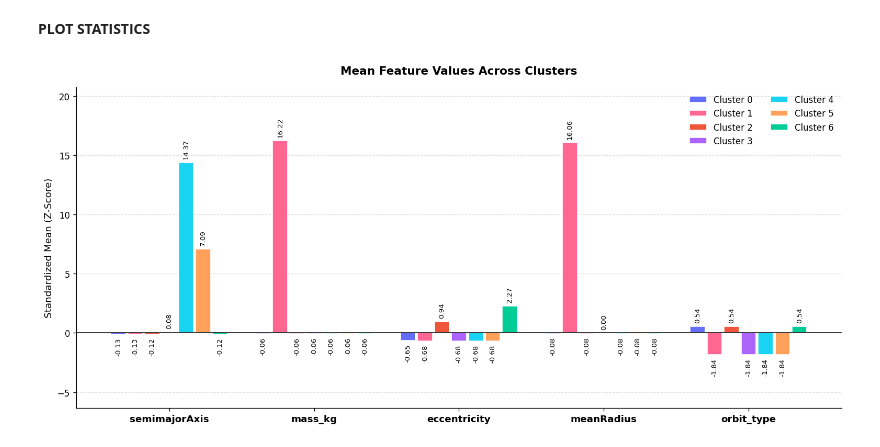
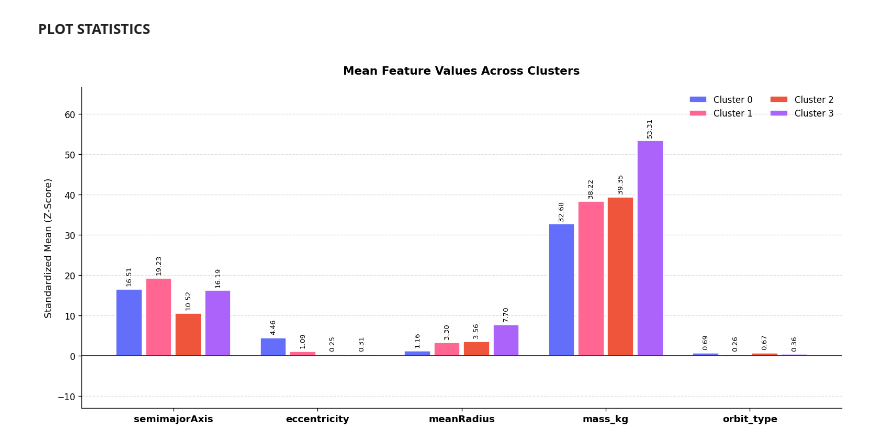
Before and after one commit to LuisFelipeVelasco/ML_And_Generative_AI_Experiments, a Jupyter notebook: SVD/svd_applications.ipynb, the cells around one changed output. Saved outputs shown, nothing was run; the diff lists cells and outputs as text; code cells hidden in the pictures.

```diff
--- a/SVD/svd_applications.ipynb
+++ b/SVD/svd_applications.ipynb
@@ -439,8 +433,8 @@ sol_objects.ods     100%[===================>]  43.64K  --.-KB/s    in 0.001s
 **HEATMAP OF COVERIANCE**
 # %%
 numeric_df=df.select_dtypes(include="number")
-df_standardized=(numeric_df-numeric_df.mean())/numeric_df.std()
-cov_matrix=df_standardized.cov()
+df_scaled=np.log1p(numeric_df)
+cov_matrix=df_scaled.cov()
 fig = px.imshow(
     cov_matrix,
     text_auto=".2f",               # Display values inside cells
@@ -457,7 +451,7 @@ fig.show()
 # %% [markdown]
 **APPLY PCA IN DATA**
 # %%
-matrix_data = np.array(df_standardized)
+matrix_data = np.array(df_scaled)
 pca=PCA(n_components=2)
 pca.fit(matrix_data)
 decompose_data=pca.transform(matrix_data)
@@ -501,10 +495,10 @@ fig.show()
 **CATEGORIZE DATA**
 # %%
 # Initialize K-Means++ (init="k-means++" is the default)
-kmeans = KMeans(n_clusters=7, init="k-means++", random_state=76)
+kmeans = KMeans(n_clusters=4, init="k-means++", random_state=16)
 # Fit the model and get the cluster ID for every point
 cluster_ids = kmeans.fit_predict(matrix_data)
-df_standardized["cluster"] = cluster_ids
+df_scaled["cluster"] = cluster_ids
 # %% [markdown]
 **PLOT CLUSTERS**
 # %%
@@ -533,8 +527,8 @@ fig.show()
 # %% [markdown]
 **PLOT STATISTICS**
 # %%
-
-cluster_means = df_standardized.groupby("cluster")[categories].mean()
+categories=["semimajorAxis","eccentricity", "meanRadius", "mass_kg","orbit_type"]
+cluster_means = df_scaled.groupby("cluster")[categories].mean()
 data = {
     cluster_id: row.values.tolist()
     for cluster_id, row in cluster_means.iterrows()
@@ -587,31 +581,31 @@ for i, (label, values) in enumerate(data.items()):
 
 # Add zero baseline and horizontal grid behind the bars
 ax.axhline(0, color="black", linewidth=0.9, zorder=4)
 ax.grid(axis="y", linestyle="--", alpha=0.4, zorder=0)
 
 # Extra vertical padding to accommodate rotated vertical text labels
 all_vals = [v for vals in data.values() for v in vals]
 y_min, y_max = min(all_vals), max(all_vals)
 pad = max((y_max - y_min) * 0.25, 2.5)
 ax.set_ylim(y_min - pad, y_max + pad)
 
 # Clean up borders
 ax.spines["top"].set_visible(False)
 ax.spines["right"].set_visible(False)
 
 # Labels and title
 ax.set_xticks(x)
 ax.set_xticklabels(categories, fontsize=11, fontweight="bold")
 ax.set_ylabel("Standardized Mean (Z-Score)", fontsize=11)
 ax.set_title(
     "Mean Feature Values Across Clusters",
     fontsize=13,
     fontweight="bold",
     pad=15,
 )
 ax.legend(frameon=False, fontsize=10, loc="upper right", ncol=2)
 
 plt.tight_layout()
 plt.show()
 # %% [output]
-[figure, old version]
+[figure, new version]
```
Also changed, not shown: parts of 4 cells of this notebook.
